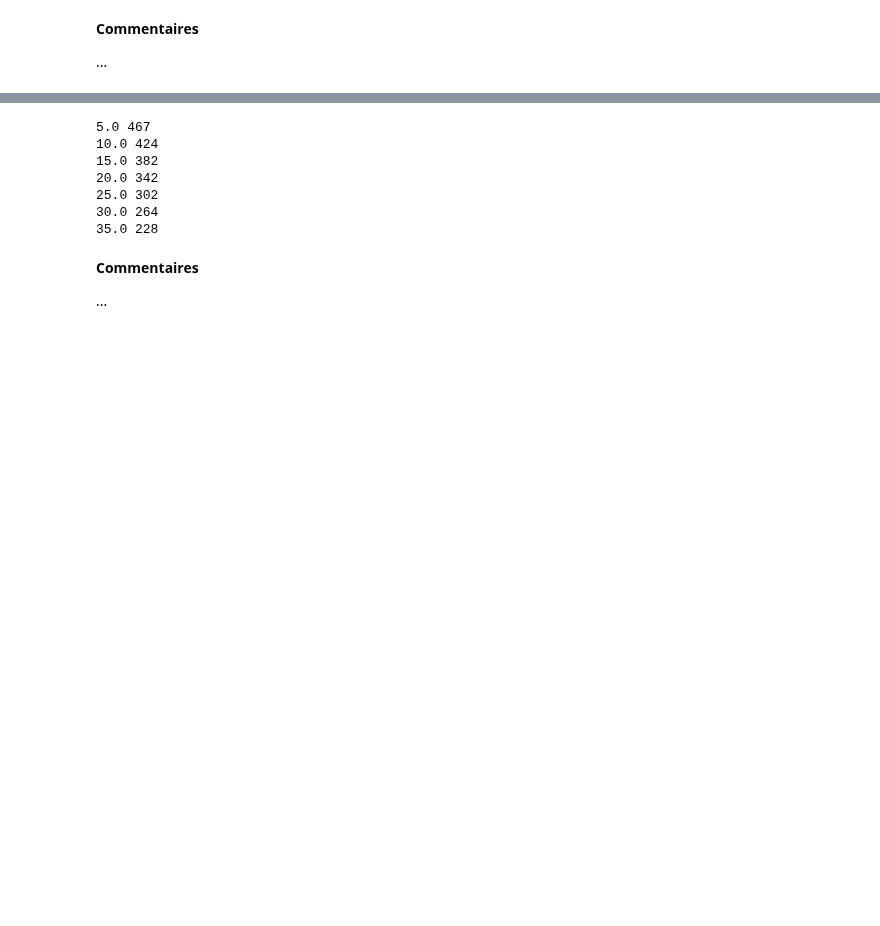
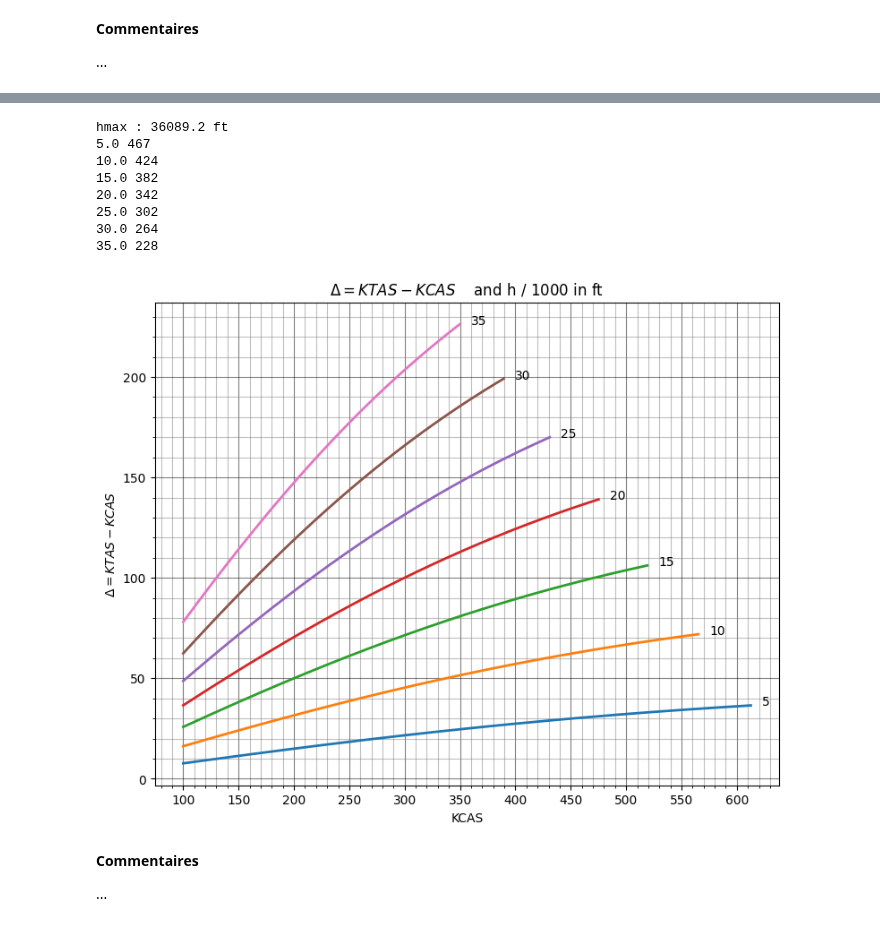
Before and after one commit to Friedsed/Project_repo, a Jupyter notebook: University_project/Fly mecanic/TP1_Vitesses/tp1_students_2024.ipynb, the cells around one changed output, grey strips where cells are left out. Cells and saved outputs as stored; diff of their text form; code cells hidden in the pictures; blank space fills up the shorter version.

```diff
--- a/University_project/Fly mecanic/TP1_Vitesses/tp1_students_2024.ipynb
+++ b/University_project/Fly mecanic/TP1_Vitesses/tp1_students_2024.ipynb
@@ -1066,4 +1160,12 @@ ajouter un commentaire à chaque fois.
 ...
 # %%
 # to do
+h_max = m2ft(11000)
+print("hmax : %.1f ft" % h_max)
+
+KCAS_table = np.linspace(100, 650, 501)
+h_ft = np.linspace(5000, 35000, 7)
+data = solve(h_ft, KCAS_table)
+
+plot_diagram(data, 3)
 # %% [output]
@@ -1072,10 +1172,12 @@ ajouter un commentaire à chaque fois.
+hmax : 36089.2 ft
 5.0 467
 10.0 424
 15.0 382
 20.0 342
 25.0 302
 30.0 264
 35.0 228
+[figure, added]
 # %% [markdown]
 **Commentaires**
 
```
Also changed, not shown: parts of 20 cells of this notebook.
